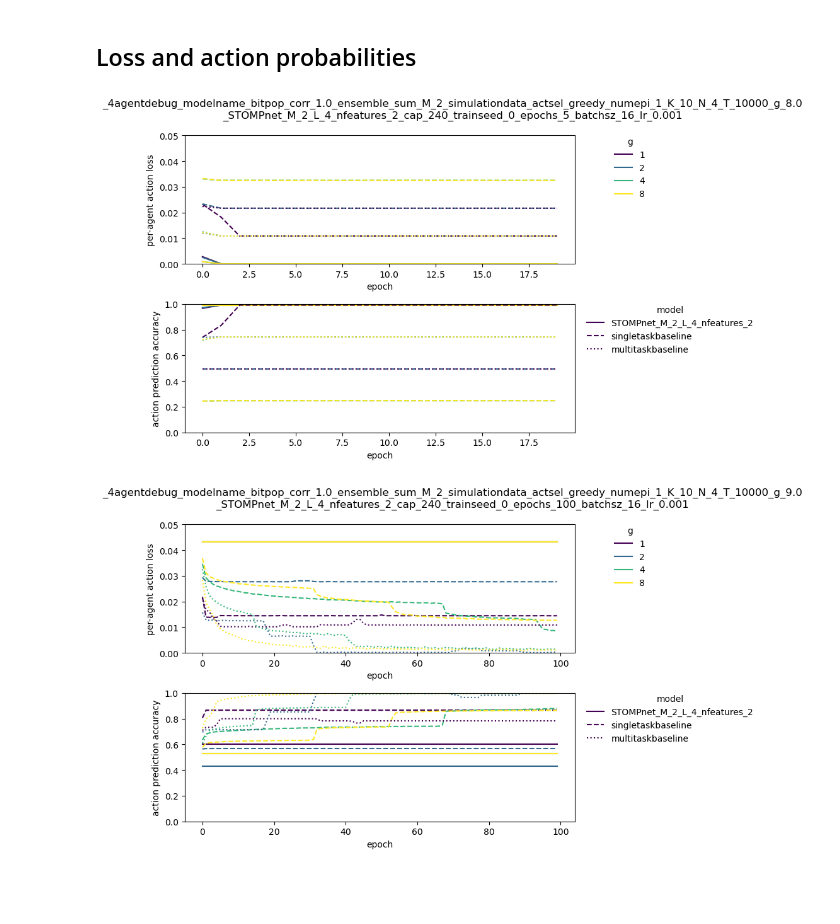
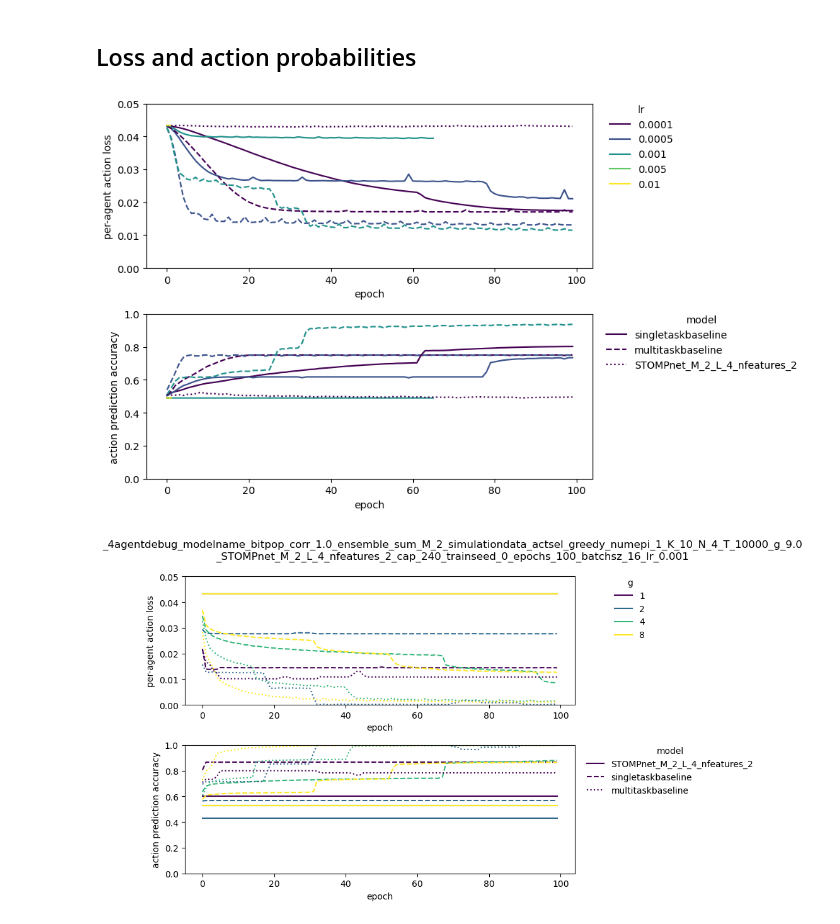
Before and after one commit to amimem/ToMM, a Jupyter notebook: trained_networks_analysis.ipynb, the cells around one changed output. Drawn from its saved outputs; the diff is of its cells as text; code cells hidden in the pictures; blank space fills up the shorter version.

Commit message:
defaults changed so loss goes down for STOMPnet

```diff
--- a/trained_networks_analysis.ipynb
+++ b/trained_networks_analysis.ipynb
@@ -148,36 +149,37 @@ def collect_data_over_files(glist,modellist,corr=1.0,learning_rate=0.01,episodel
     return data_dict
 # %%
-glist=[1,2,4,8]
-modellist=['STOMPnet_M_2_L_4_nfeatures_2','singletaskbaseline','multitaskbaseline']
-data_dict=collect_data_over_files(glist,modellist,corr=1.0,learning_rate=0.01,episodelen=1000,epochs=20)
+plist=[1,2,4,8]
+plist=[0.0001, 0.0005, 0.001, 0.005, 0.01]
+modellist=['singletaskbaseline','multitaskbaseline','STOMPnet_M_2_L_4_nfeatures_2']
+data_dict=collect_data_over_files(plist,modellist,corr=0.2,episodelen=10000,epochs=100)
-# %%
-fig,ax=pl.subplots(2,1,figsize=(10,6))
-mkr=['-','--',':']
-colors=pl.cm.get_cmap('viridis')(np.linspace(0, 1, len(glist)))
-for mit,model_name in enumerate(modellist):
-    for git,g in enumerate(glist):
-        if mit==0:
-            ax[0].plot(data_dict[model_name][g]['loss'],mkr[mit],color=colors[git],label=g)
-        else:
-            ax[0].plot(data_dict[model_name][g]['loss'],mkr[mit],color=colors[git])
-        ax[0].set_ylabel('per-agent action loss')
-        ax[0].set_xlabel('epoch')
-        ax[0].set_ylim(0,0.05)
-        if git==0:
-            ax[1].plot(data_dict[model_name][g]['accuracy'],mkr[mit],color=colors[git],label=model_name)
-        else:
-            ax[1].plot(data_dict[model_name][g]['accuracy'],mkr[mit],color=colors[git])
-        ax[1].set_ylabel('action prediction accuracy')
-        ax[1].set_xlabel('epoch')
-        ax[1].set_ylim(0,1)
-ax[0].legend(frameon=False,bbox_to_anchor=(1.2, 1.05),title='g')
-ax[1].legend(frameon=False,bbox_to_anchor=(1.01, 1.05),title='model')
-fig.suptitle(data_settings_str+'\n'+training_settings_str)
-#     acc == (true == mdl(x).max(1).item() / true.size(0)
-fig.tight_layout()
-fig.savefig('results_fig.png', transparent=True, bbox_inches="tight", dpi=300)
-# %% [output]
-[figure, removed]
+# %%
+fig,ax=pl.subplots(2,1,figsize=(10,6))
+mkr=['-','--',':']
+colors=pl.cm.get_cmap('viridis')(np.linspace(0, 1, len(glist)))
+for mit,model_name in enumerate(modellist):
+    for git,g in enumerate(plist):
+        if mit==0:
+            ax[0].plot(data_dict[model_name][g]['loss'],mkr[mit],color=colors[git],label=g)
+        else:
+            ax[0].plot(data_dict[model_name][g]['loss'],mkr[mit],color=colors[git])
+        ax[0].set_ylabel('per-agent action loss')
+        ax[0].set_xlabel('epoch')
+        ax[0].set_ylim(0,0.05)
+        if git==0:
+            ax[1].plot(data_dict[model_name][g]['accuracy'],mkr[mit],color=colors[git],label=model_name)
+        else:
+            ax[1].plot(data_dict[model_name][g]['accuracy'],mkr[mit],color=colors[git])
+        ax[1].set_ylabel('action prediction accuracy')
+        ax[1].set_xlabel('epoch')
+        ax[1].set_ylim(0,1)
+ax[0].legend(frameon=False,bbox_to_anchor=(1.2, 1.05),title='lr')
+ax[1].legend(frameon=False,bbox_to_anchor=(1.01, 1.05),title='model')
+# fig.suptitle(data_settings_str+'\n'+training_settings_str)
+#     acc == (true == mdl(x).max(1).item() / true.size(0)
+fig.tight_layout()
+# fig.savefig('results_fig.png', transparent=True, bbox_inches="tight", dpi=300)
+# %% [output]
+[figure, added]
 # %%
 fig,ax=pl.subplots(2,1,figsize=(10,6))
 mkr=['-','--',':']
```
Also changed, not shown: parts of 7 cells of this notebook, 4 other files.
